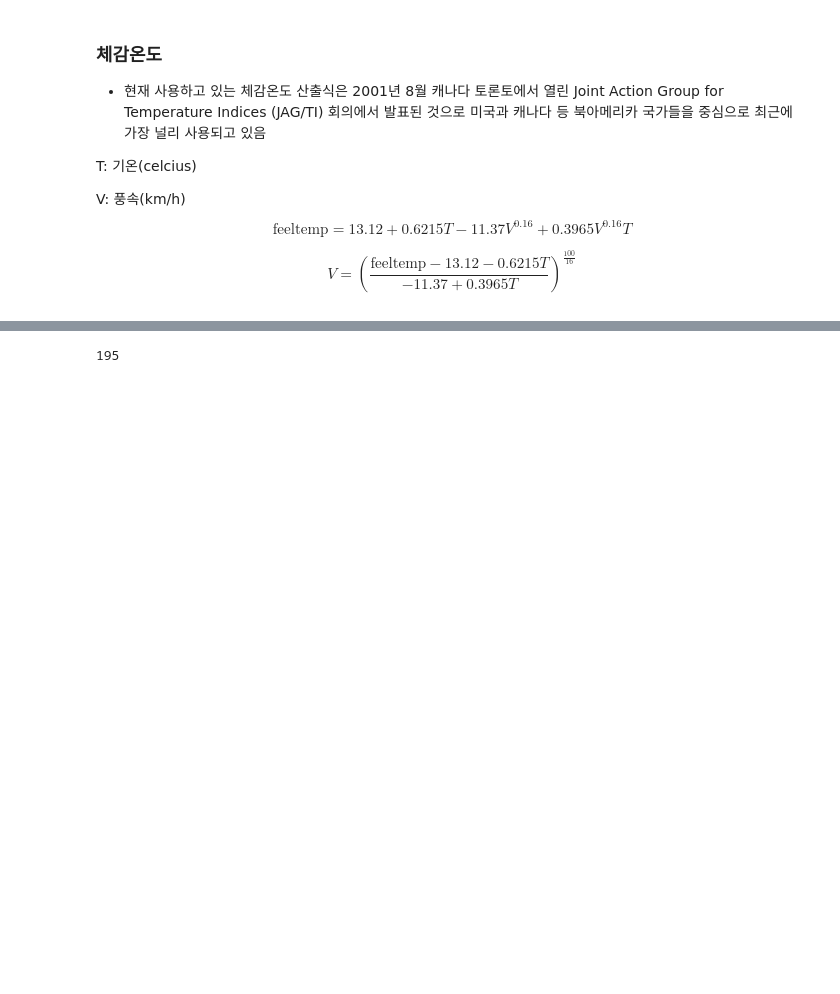
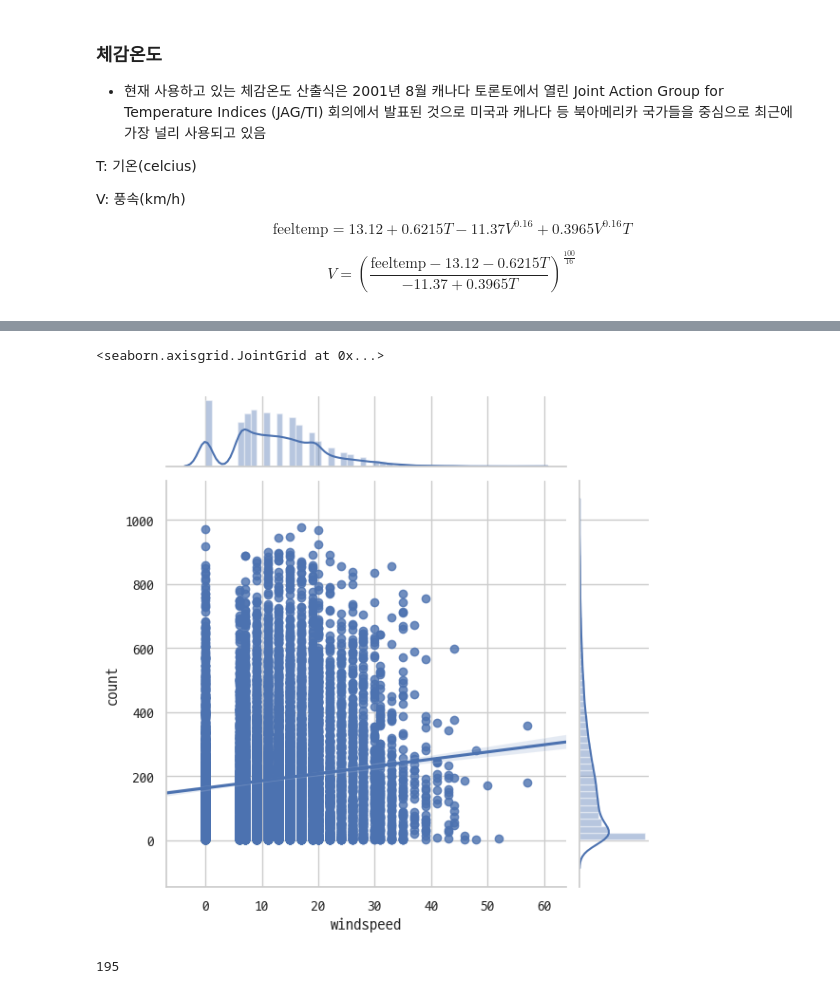
Before and after one commit to p829911/python_playground, a Jupyter notebook: regression/bike/bike_sharing_hsw_ver1.ipynb, the cells around one changed output, grey strips where cells are left out. Cells and saved outputs as stored; diff of their text form; code cells hidden in the pictures; blank space fills up the shorter version.

```diff
--- a/regression/bike/bike_sharing_hsw_ver1.ipynb
+++ b/regression/bike/bike_sharing_hsw_ver1.ipynb
@@ -201,3 +236,8 @@ $$
+# %%
+sns.jointplot(x=train.windspeed, y=train['count'], kind='reg')
+# %% [output]
+<seaborn.axisgrid.JointGrid at 0x...>
+[figure, added]
 # %%
 len(train[train.atemp == 12.12])
 # %% [output]
```
Also changed, not shown: parts of 26 cells of this notebook, 5 other files.
